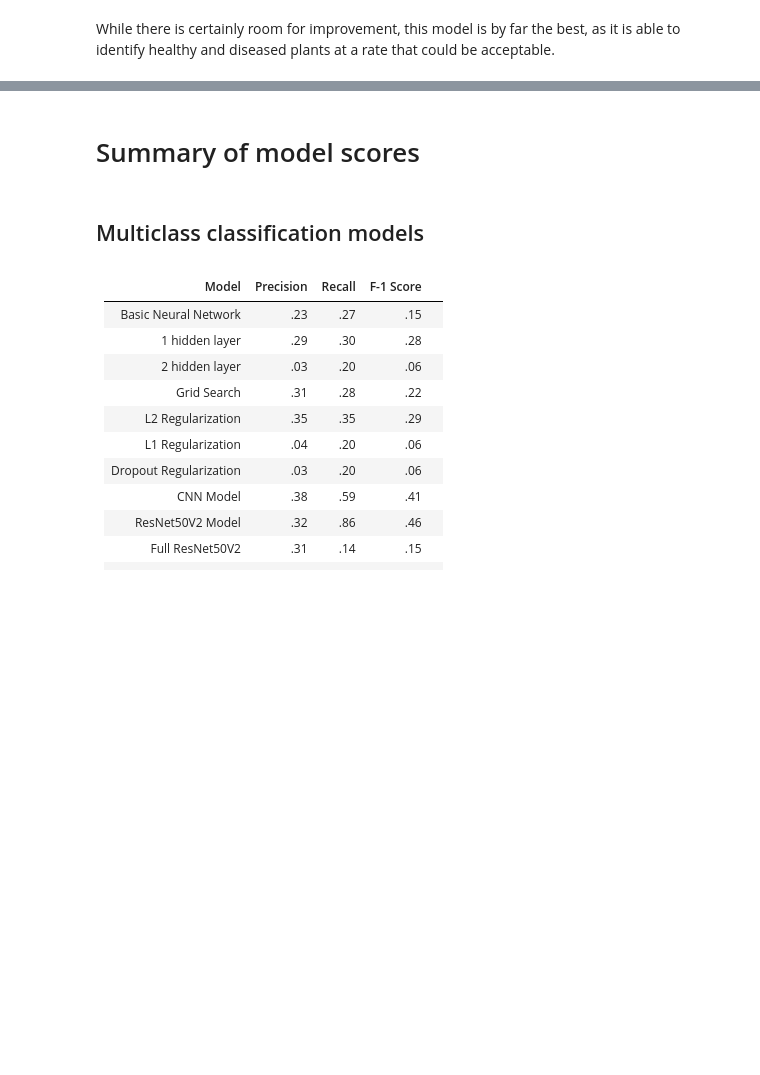
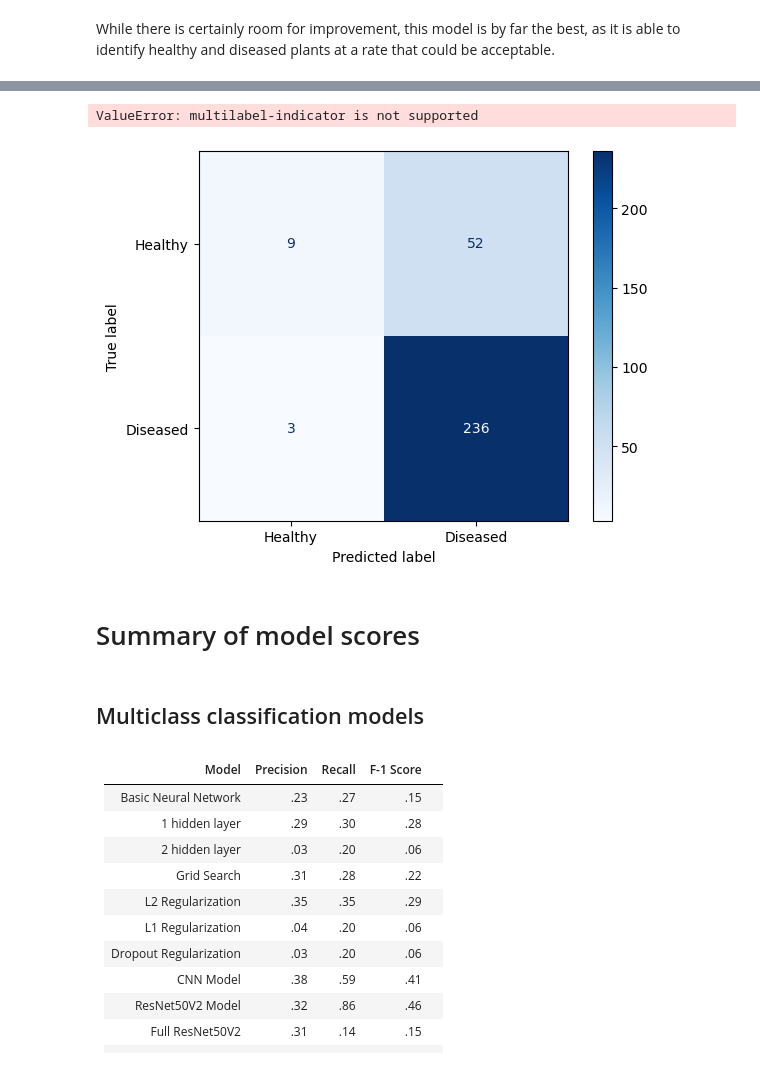
Before and after one commit to lalynjay/cassava_classification, a Jupyter notebook: small_dataset.ipynb, the cells around one changed output, grey strips where cells are left out. Saved outputs shown, nothing was run; the diff lists cells and outputs as text; code cells hidden in the pictures; blank space fills up the shorter version.

Commit message:
added conf matrix

```diff
--- a/small_dataset.ipynb
+++ b/small_dataset.ipynb
@@ -1696,7 +1704,21 @@ visualize_training_results(binary_res_history)
+# %%
+cnf_matrix = confusion_matrix(cnn_binary_test_labels, np.round(y_pred))
+disp = ConfusionMatrixDisplay(confusion_matrix=cnf_matrix, display_labels=binary_res_model.classes_)
+disp.plot(cmap=plt.cm.Blues);
+# %% [output]
+ValueError: multilabel-indicator is not supported
+# %%
+#confusion_matrix(y_test.values.argmax(axis=1), predictions.argmax(axis=1))
+
+cnf_matrix = confusion_matrix(cnn_binary_test_labels.values.argmax(axis=1), y_pred.argmax(axis=1))
+disp = ConfusionMatrixDisplay(confusion_matrix=cnf_matrix, display_labels=cnn_binary_test_labels)
+disp.plot(cmap=plt.cm.Blues);
+# %% [output]
+[figure, added]
 # %% [markdown]
 # Summary of model scores
-# %% [markdown]
-## Multiclass classification models
+# %% [markdown]
+## Multiclass classification models
 # %% [markdown]
 | Model                  | Precision | Recall | F-1 Score |   |
 |------------------------|-----------|--------|-----------|---|
```
Also changed, not shown: parts of 101 cells of this notebook, 1 other file.
